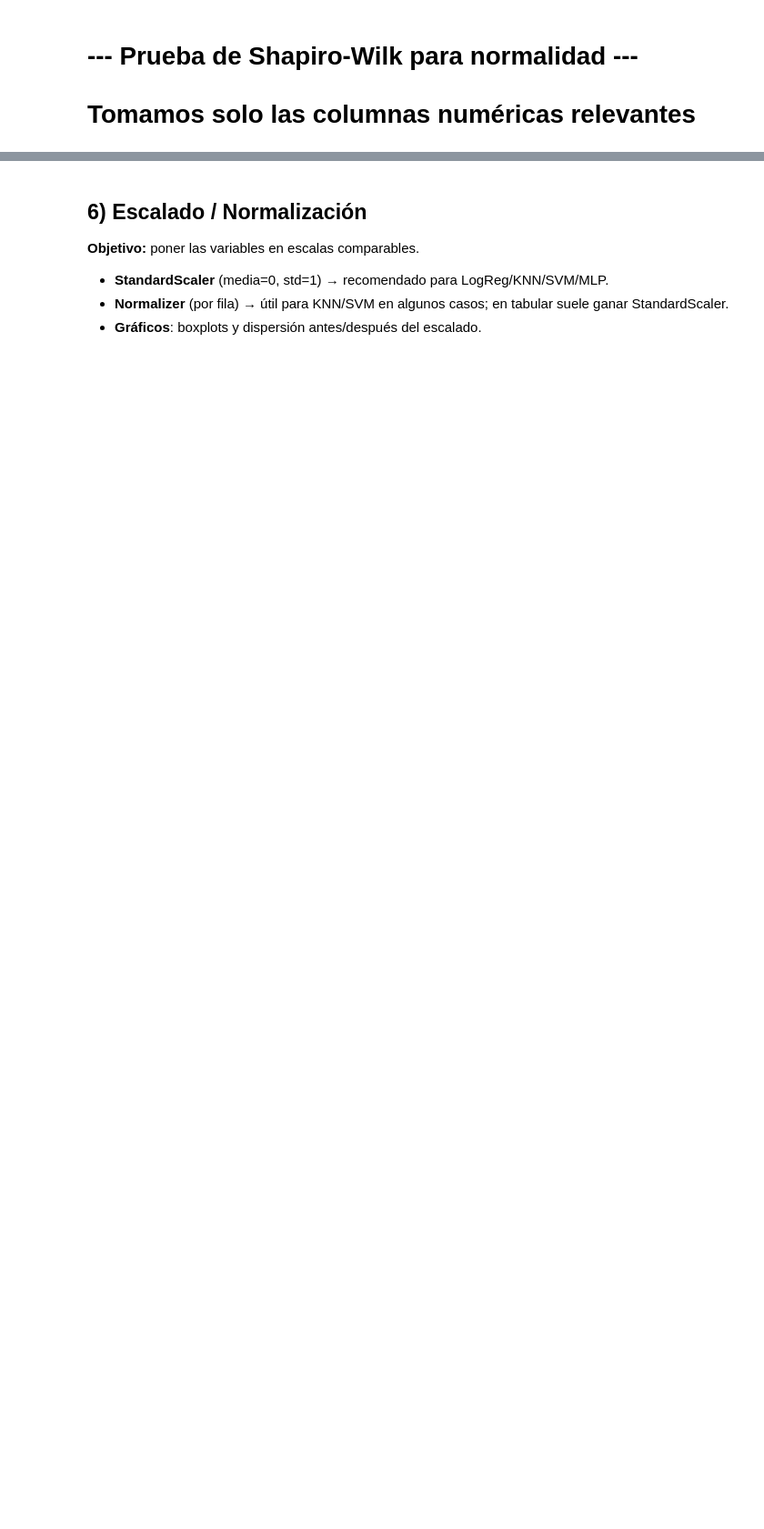
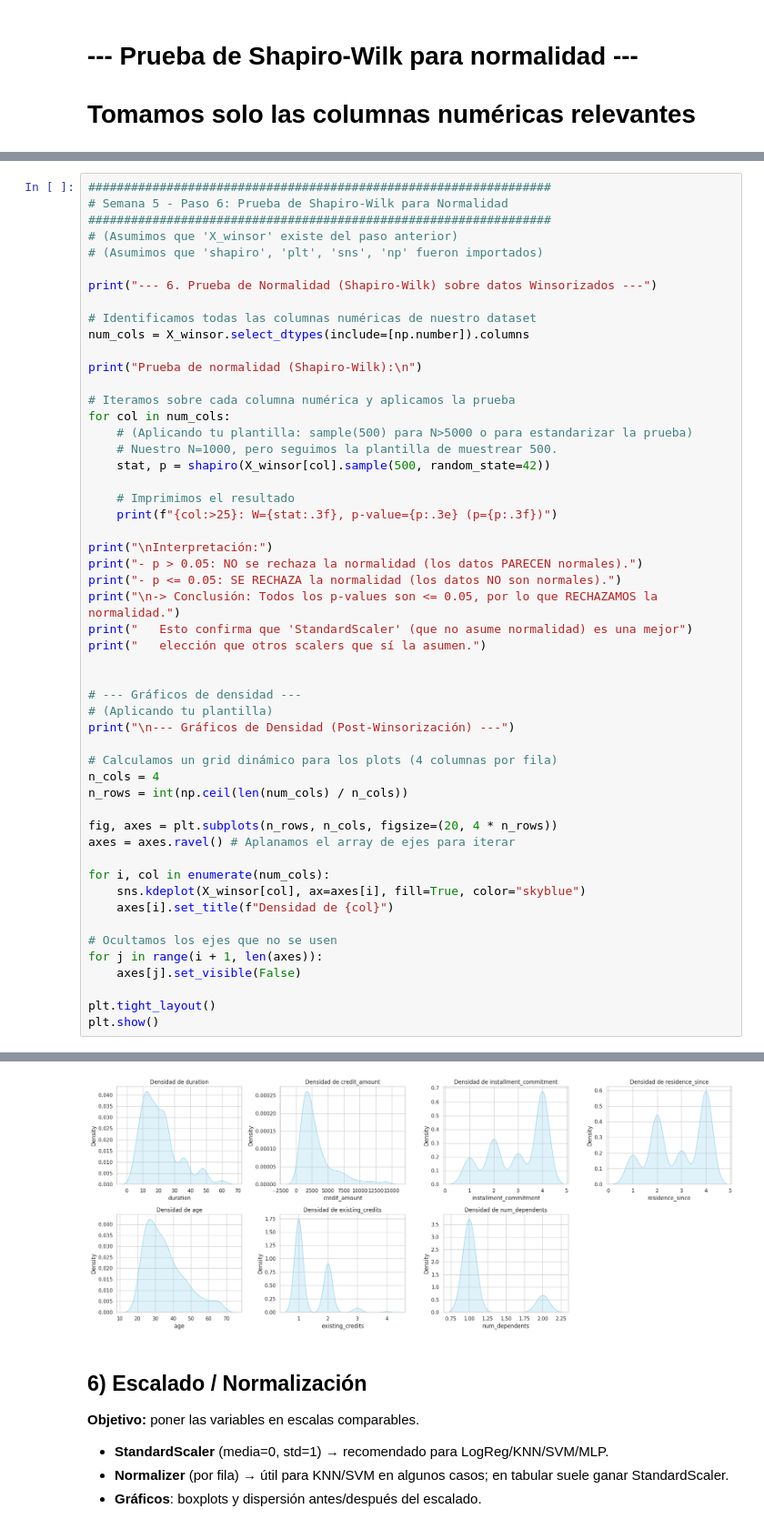
Before and after one commit to Alfonso-Jesus-Garcia-Moya/APRENDIZAJE_SUPERVISADO_2, a Jupyter notebook: PARTE DOS DE ML SUPERVISADO CON NUEVO DATASET.ipynb, the cells around one changed output, grey strips where cells are left out. Shown at 91% size. Drawn from its saved outputs; the diff is of its cells as text; blank space fills up the shorter version.

```diff
--- a/PARTE DOS DE ML SUPERVISADO CON NUEVO DATASET.ipynb
+++ b/PARTE DOS DE ML SUPERVISADO CON NUEVO DATASET.ipynb
@@ -303,0 +552,53 @@ Interpretación:
+# %%
+#################################################################
+# Semana 5 - Paso 6: Prueba de Shapiro-Wilk para Normalidad
+#################################################################
+# (Asumimos que 'X_winsor' existe del paso anterior)
+# (Asumimos que 'shapiro', 'plt', 'sns', 'np' fueron importados)
+
+print("--- 6. Prueba de Normalidad (Shapiro-Wilk) sobre datos Winsorizados ---")
+
+# Identificamos todas las columnas numéricas de nuestro dataset
+num_cols = X_winsor.select_dtypes(include=[np.number]).columns
+
+print("Prueba de normalidad (Shapiro-Wilk):\n")
+
+# Iteramos sobre cada columna numérica y aplicamos la prueba
+for col in num_cols:
+    # (Aplicando tu plantilla: sample(500) para N>5000 o para estandarizar la prueba)
+    # Nuestro N=1000, pero seguimos la plantilla de muestrear 500.
+    stat, p = shapiro(X_winsor[col].sample(500, random_state=42))
+
+    # Imprimimos el resultado
+    print(f"{col:>25}: W={stat:.3f}, p-value={p:.3e} (p={p:.3f})")
+
+print("\nInterpretación:")
+print("- p > 0.05: NO se rechaza la normalidad (los datos PARECEN normales).")
+print("- p <= 0.05: SE RECHAZA la normalidad (los datos NO son normales).")
+print("\n-> Conclusión: Todos los p-values son <= 0.05, por lo que RECHAZAMOS la normalidad.")
+print("   Esto confirma que 'StandardScaler' (que no asume normalidad) es una mejor")
+print("   elección que otros scalers que sí la asumen.")
+
+
+# --- Gráficos de densidad ---
+# (Aplicando tu plantilla)
+print("\n--- Gráficos de Densidad (Post-Winsorización) ---")
+
+# Calculamos un grid dinámico para los plots (4 columnas por fila)
+n_cols = 4
+n_rows = int(np.ceil(len(num_cols) / n_cols))
+
+fig, axes = plt.subplots(n_rows, n_cols, figsize=(20, 4 * n_rows))
+axes = axes.ravel() # Aplanamos el array de ejes para iterar
+
+for i, col in enumerate(num_cols):
+    sns.kdeplot(X_winsor[col], ax=axes[i], fill=True, color="skyblue")
+    axes[i].set_title(f"Densidad de {col}")
+
+# Ocultamos los ejes que no se usen
+for j in range(i + 1, len(axes)):
+    axes[j].set_visible(False)
+
+plt.tight_layout()
+plt.show()
+# %% [output]
@@ -304,3 +625,4 @@ Interpretación:
+[figure, added]
 # %% [markdown]
 ## 6) Escalado / Normalización
 **Objetivo:** poner las variables en escalas comparables.
```
Also changed, not shown: parts of 29 cells of this notebook.
